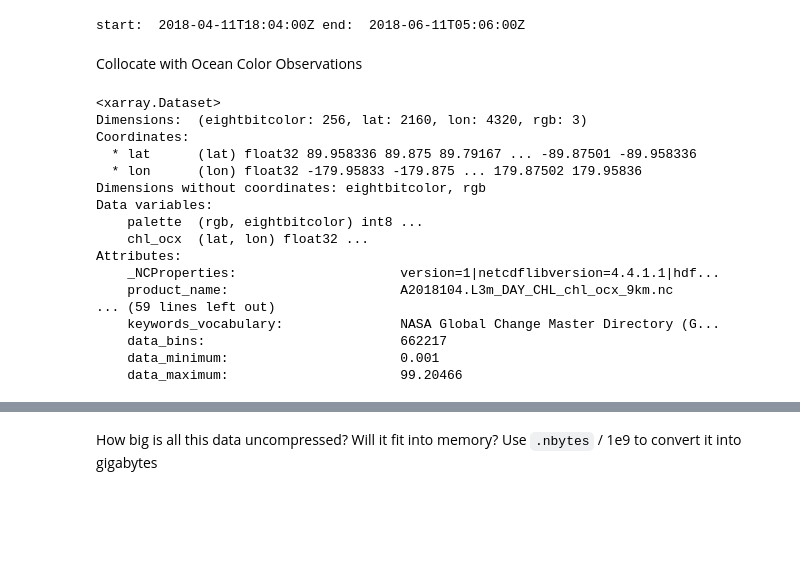
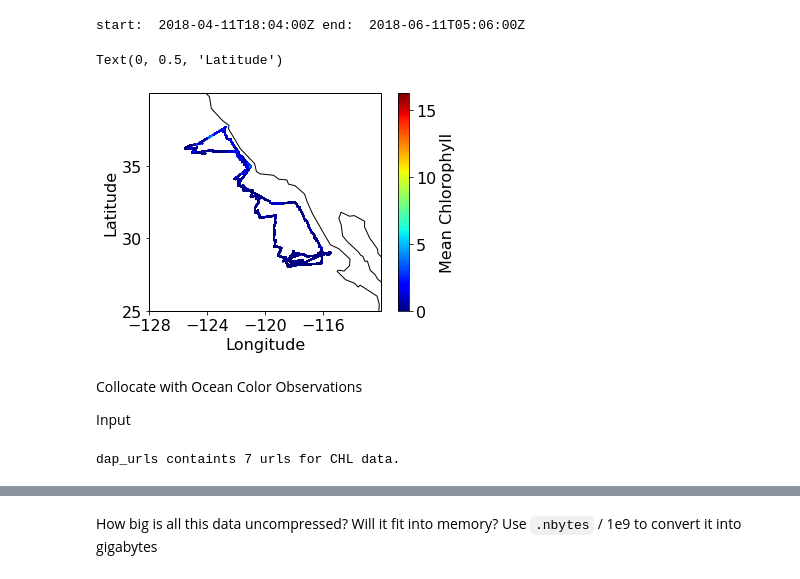
Before and after one commit to oceanhackweek/DataAccess, a Jupyter notebook: Collocation/Match_InSite.ipynb, the cells around one changed output, grey strips where cells are left out. Saved outputs shown, nothing was run; the diff lists cells and outputs as text; code cells hidden in the pictures; blank space fills up the shorter version.

```diff
--- a/Collocation/Match_InSite.ipynb
+++ b/Collocation/Match_InSite.ipynb
@@ -92,7 +99,27 @@ ds_usv_subset
 print('start: ',start_time,'end: ',end_time)
 # %% [output]
 start:  2018-04-11T18:04:00Z end:  2018-06-11T05:06:00Z
+# %%
+font = {'size' : 16}
+plt.rc('font', **font)
+ax = plt.axes(projection=ccrs.PlateCarree())
+cs1 = ax.scatter(ds_usv_subset.lon, ds_usv_subset.lat, s=3.0, c=ds_usv_subset.CHLOR_MEAN, edgecolor='none', cmap='jet')
+ax.coastlines()
+x1,x2,y1,y2 = -128,-112,25,40
+ax.set_xlim(x1,x2)
+ax.set_ylim(y1,y2)
+ax.set_xticks(np.arange(x1,x2,4))
+ax.set_yticks(np.arange(y1,y2,5))
+cax = plt.colorbar(cs1)
+cax.set_label('Mean Chlorophyll')
+plt.xlabel('Longitude')
+plt.ylabel('Latitude')
+# %% [output]
+Text(0, 0.5, 'Latitude')
+[figure, added]
 # %% [markdown]
 Collocate with Ocean Color Observations
+
+Input
 # %%
 ## YYYY-MM-DD
@@ -118,5 +145,11 @@ url_base = "https://oceandata.sci.gsfc.nasa.gov:443/opendap/MODISA/L3SMI/"
 # %%
+dap_urls = []
+
+url_base = "https://oceandata.sci.gsfc.nasa.gov:443/opendap/MODISA/L3SMI/"
+
+
 for ii in range(num_days):
+
     curr_date = start_date + ii
 
     curr_year = curr_date.tolist().year
@@ -124,30 +157,31 @@ for ii in range(num_days):
 
     day_num = 1 + (curr_date - ref_date).tolist().days
 
-    file_url = url_base + \
-                '{0:d}/{1:03d}/A{0:d}{1:03d}'.format(curr_year, day_num) + \
+    # We need to change the formatting a bit depending on the binning
+    do = True
+    if BIN == 'DAY':
+        time_str = 'A{0:d}{1:03d}'.format(curr_year, day_num)
+    elif BIN == '8D':
+        if (int(day_num) - 1) % 8 == 0:
+            targ_day = day_num + 7
+            if targ_day > 365:
+                targ_day = 365
+
+            time_str = 'A{0:d}{1:03d}{2:d}{3:03d}'.format(curr_year, day_num, curr_year, targ_day)
+        else:
+            # There isn't an 8D set starting here
+            do = False
+
+    if do:
+        file_url = url_base + \
+                '{0:d}/{1:03d}/{2}'.format(curr_year, day_num, time_str) + \
                 '.L3m_{0}_{1}_{2}_{3}'.format(BIN, VAR, ALG, SRES) + \
                 '.nc'
 
-    dap_urls += [file_url]
-    ds = xr.open_dataset(file_url)
+        dap_urls += [file_url]
+
+        the_days += [curr_date]
+
+print('dap_urls containts {0:d} urls for {1} data.'.format(len(dap_urls), VAR))
+# %% [output]
+dap_urls containts 7 urls for CHL data.
-# %%
-ds
-# %% [output]
-<xarray.Dataset>
-Dimensions:  (eightbitcolor: 256, lat: 2160, lon: 4320, rgb: 3)
-Coordinates:
-  * lat      (lat) float32 89.958336 89.875 89.79167 ... -89.87501 -89.958336
-  * lon      (lon) float32 -179.95833 -179.875 ... 179.87502 179.95836
-Dimensions without coordinates: eightbitcolor, rgb
-Data variables:
-    palette  (rgb, eightbitcolor) int8 ...
-    chl_ocx  (lat, lon) float32 ...
-Attributes:
-    _NCProperties:                     version=1|netcdflibversion=4.4.1.1|hdf...
-    product_name:                      A2018104.L3m_DAY_CHL_chl_ocx_9km.nc
-... (59 lines left out)
-    keywords_vocabulary:               NASA Global Change Master Directory (G...
-    data_bins:                         662217
-    data_minimum:                      0.001
-    data_maximum:                      99.20466
```
Also changed, not shown: parts of 21 cells of this notebook, 2 other files.
